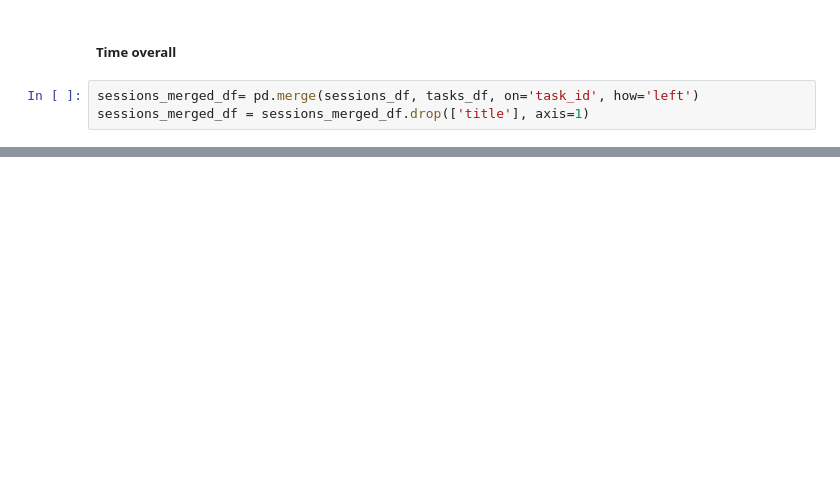
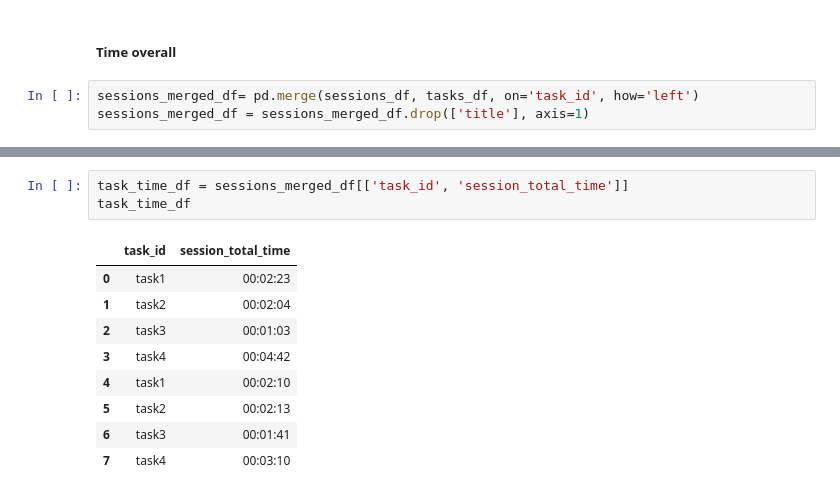
Before and after one commit to JohannesWittmann9/Forschungsseminar-IR-React, a Jupyter notebook: data_analysis_demo/results.ipynb, the cells around one changed output, grey strips where cells are left out. Saved outputs shown, nothing was run; the diff lists cells and outputs as text; blank space fills up the shorter version.

```diff
--- a/data_analysis_demo/results.ipynb
+++ b/data_analysis_demo/results.ipynb
@@ -278,3 +292,16 @@ sessions_merged_df
 | 5 | cb9dcc10-ec41-4f4a-8238-eb1356dfed18 | HP2 | task2 | 00:02:13 | simple | A friend has just sent an email f... |
 | 6 | 1650f09d-8ef5-4745-8e0c-f460b4fd432c | HP2 | task3 | 00:01:41 | complex | You recently heard about the book... |
 | 7 | dfc539c7-cf3d-4bee-92df-7a6e92e42074 | HP2 | task4 | 00:03:10 | complex | Friends are planning to build a n... |
+# %%
+task_time_df = sessions_merged_df[['task_id', 'session_total_time']]
+task_time_df
+# %% [output]
+|  | task_id | session_total_time |
+| 0 | task1 | 00:02:23 |
+| 1 | task2 | 00:02:04 |
+| 2 | task3 | 00:01:03 |
+| 3 | task4 | 00:04:42 |
+| 4 | task1 | 00:02:10 |
+| 5 | task2 | 00:02:13 |
+| 6 | task3 | 00:01:41 |
+| 7 | task4 | 00:03:10 |
```
Also changed, not shown: parts of 10 cells of this notebook, 3 other files.
